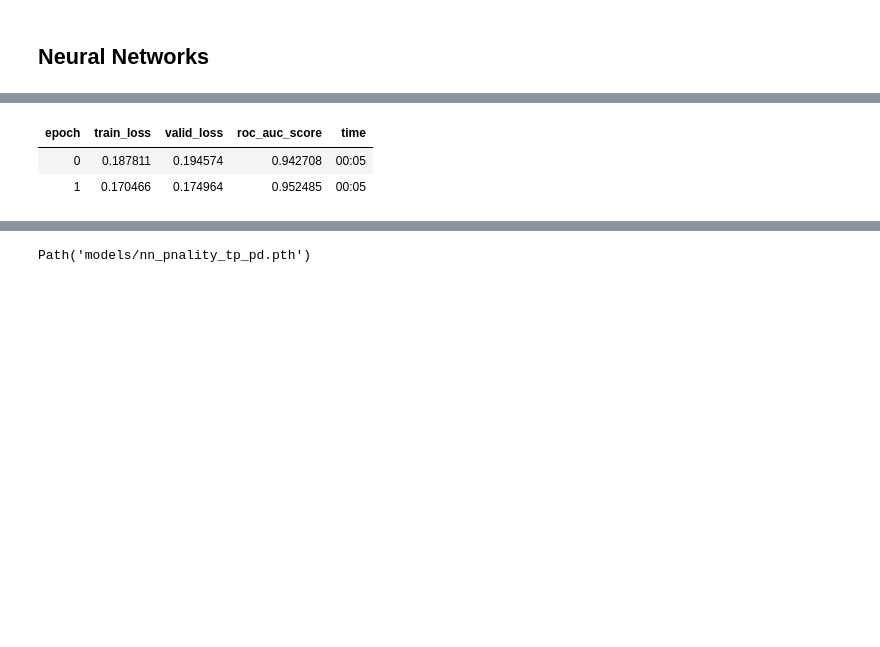
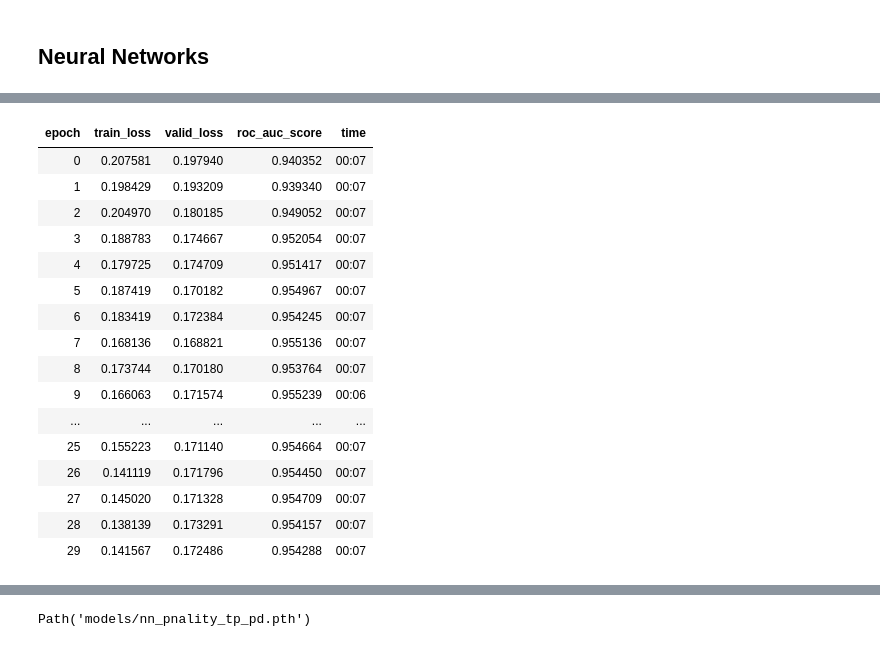
Before and after one commit to rubanzasilva/tps_s5_e8, a Jupyter notebook: eda-fast-ai-neural-nets-gradient-boosting.ipynb, the cells around one changed output, grey strips where cells are left out. Cells and saved outputs as stored; diff of their text form; code cells hidden in the pictures; blank space fills up the shorter version.

```diff
--- a/eda-fast-ai-neural-nets-gradient-boosting.ipynb
+++ b/eda-fast-ai-neural-nets-gradient-boosting.ipynb
@@ -584,7 +584,21 @@ SuggestedLRs(slide=0.033113110810518265, valley=0.0010000000474974513)
 # %%
 %%time
-learn.fit_one_cycle(2, 1.025e-2)
+learn.fit_one_cycle(30, 1.025e-2)
 # %% [output]
 | epoch | train_loss | valid_loss | roc_auc_score | time |
-| 0 | 0.187811 | 0.194574 | 0.942708 | 00:05 |
-| 1 | 0.170466 | 0.174964 | 0.952485 | 00:05 |
+| 0 | 0.207581 | 0.197940 | 0.940352 | 00:07 |
+| 1 | 0.198429 | 0.193209 | 0.939340 | 00:07 |
+| 2 | 0.204970 | 0.180185 | 0.949052 | 00:07 |
+| 3 | 0.188783 | 0.174667 | 0.952054 | 00:07 |
+| 4 | 0.179725 | 0.174709 | 0.951417 | 00:07 |
+| 5 | 0.187419 | 0.170182 | 0.954967 | 00:07 |
+| 6 | 0.183419 | 0.172384 | 0.954245 | 00:07 |
+| 7 | 0.168136 | 0.168821 | 0.955136 | 00:07 |
+| 8 | 0.173744 | 0.170180 | 0.953764 | 00:07 |
+| 9 | 0.166063 | 0.171574 | 0.955239 | 00:06 |
+| ... | ... | ... | ... | ... |
+| 25 | 0.155223 | 0.171140 | 0.954664 | 00:07 |
+| 26 | 0.141119 | 0.171796 | 0.954450 | 00:07 |
+| 27 | 0.145020 | 0.171328 | 0.954709 | 00:07 |
+| 28 | 0.138139 | 0.173291 | 0.954157 | 00:07 |
+| 29 | 0.141567 | 0.172486 | 0.954288 | 00:07 |
```
Also changed, not shown: parts of 74 cells of this notebook.
